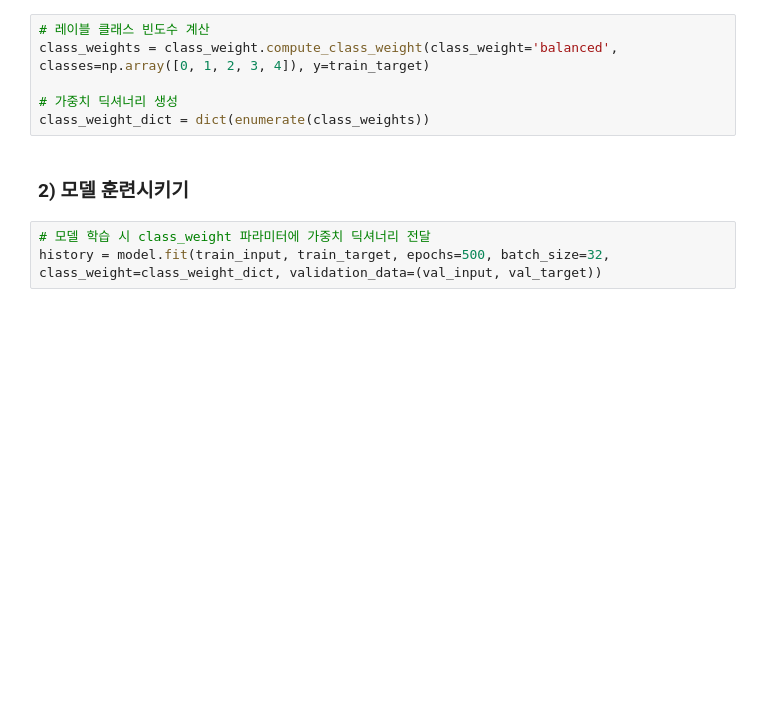
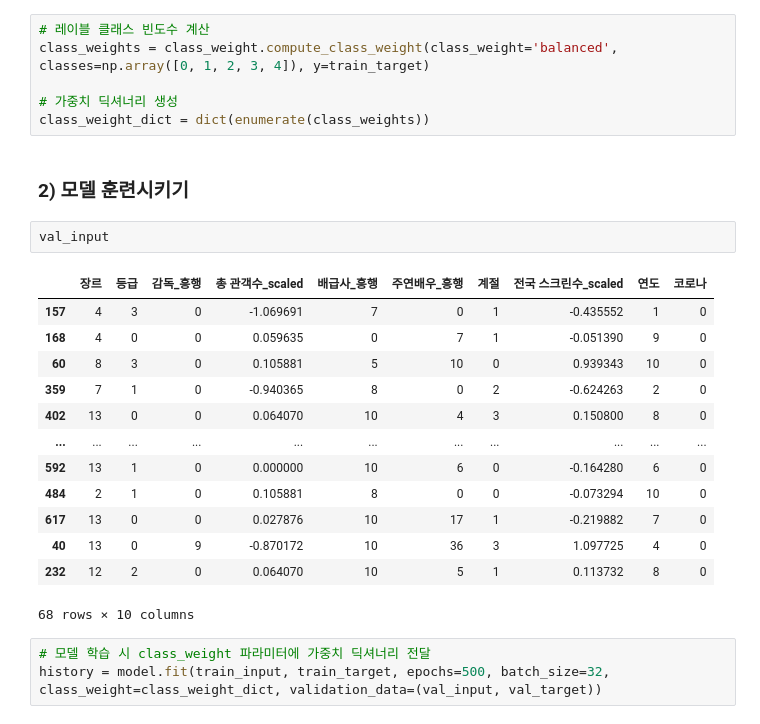
Before and after one commit to Play-Web-miniProject/MovieDL, a Jupyter notebook: final/4_deepLearning/deepLearning_cls.ipynb, the cells around one changed output. Saved outputs shown, nothing was run; the diff lists cells and outputs as text; blank space fills up the shorter version.

```diff
--- a/final/4_deepLearning/deepLearning_cls.ipynb
+++ b/final/4_deepLearning/deepLearning_cls.ipynb
@@ -263,6 +268,22 @@ class_weights = class_weight.compute_class_weight(class_weight='balanced', class
 class_weight_dict = dict(enumerate(class_weights))
 # %% [markdown]
 ### 2) 모델 훈련시키기
+# %%
+val_input
+# %% [output]
+|  | 장르 | 등급 | 감독_흥행 | 총 관객수_scaled | 배급사_흥행 | 주연배우_흥행 | 계절 | 전국 스크린수_scaled | 연도 | 코로나 |
+| 157 | 4 | 3 | 0 | -1.069691 | 7 | 0 | 1 | -0.435552 | 1 | 0 |
+| 168 | 4 | 0 | 0 | 0.059635 | 0 | 7 | 1 | -0.051390 | 9 | 0 |
+| 60 | 8 | 3 | 0 | 0.105881 | 5 | 10 | 0 | 0.939343 | 10 | 0 |
+| 359 | 7 | 1 | 0 | -0.940365 | 8 | 0 | 2 | -0.624263 | 2 | 0 |
+| 402 | 13 | 0 | 0 | 0.064070 | 10 | 4 | 3 | 0.150800 | 8 | 0 |
+| ... | ... | ... | ... | ... | ... | ... | ... | ... | ... | ... |
+| 592 | 13 | 1 | 0 | 0.000000 | 10 | 6 | 0 | -0.164280 | 6 | 0 |
+| 484 | 2 | 1 | 0 | 0.105881 | 8 | 0 | 0 | -0.073294 | 10 | 0 |
+| 617 | 13 | 0 | 0 | 0.027876 | 10 | 17 | 1 | -0.219882 | 7 | 0 |
+| 40 | 13 | 0 | 9 | -0.870172 | 10 | 36 | 3 | 1.097725 | 4 | 0 |
+| 232 | 12 | 2 | 0 | 0.064070 | 10 | 5 | 1 | 0.113732 | 8 | 0 |
+68 rows × 10 columns
 # %%
 # 모델 학습 시 class_weight 파라미터에 가중치 딕셔너리 전달
 history = model.fit(train_input, train_target, epochs=500, batch_size=32, class_weight=class_weight_dict, validation_data=(val_input, val_target))
```
Also changed, not shown: parts of 4 cells of this notebook, 1 other file.
